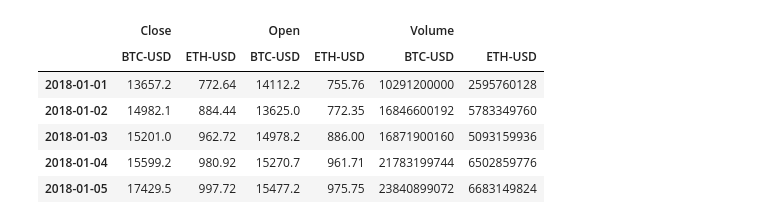
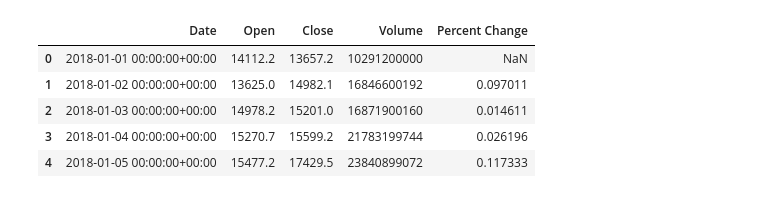
Before and after one commit to Olegreg762/Group_Project_2, a Jupyter notebook: BTC_ETH_predict.ipynb, the cells around one changed output. Drawn from its saved outputs; the diff is of its cells as text; code cells hidden in the pictures.

```diff
--- a/BTC_ETH_predict.ipynb
+++ b/BTC_ETH_predict.ipynb
@@ -6,5 +7,4 @@ from sklearn.model_selection import train_test_split
 # %%
-crypto = yf.download(tickers=['BTC-USD' , 'ETH-USD'], start='2018-01-01', end='2022-12-31').drop(columns=['Adj Close', 'High', 'Low']).round(2)
-crypto.index = pd.to_datetime(crypto.index)
-crypto.index = crypto.index.date
+crypto_btc = yf.download(tickers='BTC-USD', start='2018-01-01', end='2022-12-31').drop(columns=['Adj Close', 'High', 'Low']).round(2).reset_index()
+crypto_eth = yf.download(tickers='ETH-USD', start='2018-01-01', end='2022-12-31').drop(columns=['Adj Close', 'High', 'Low']).round(2).reset_index()
 # %% [output]
@@ -11,0 +13,3 @@ crypto.index = crypto.index.date
+# %%
+crypto_btc['Percent Change'] = crypto_btc['Close'].pct_change()
+crypto_eth['Percent Change'] = crypto_eth['Close'].pct_change()
@@ -12,10 +34,9 @@ crypto.index = crypto.index.date
 # %%
-crypto.head()
+crypto_btc.head()
 # %% [output]
-|  | Close |  | Open |  | Volume |  |
-|  | BTC-USD | ETH-USD | BTC-USD | ETH-USD | BTC-USD | ETH-USD |
-| 2018-01-01 | 13657.2 | 772.64 | 14112.2 | 755.76 | 10291200000 | 2595760128 |
-| 2018-01-02 | 14982.1 | 884.44 | 13625.0 | 772.35 | 16846600192 | 5783349760 |
-| 2018-01-03 | 15201.0 | 962.72 | 14978.2 | 886.00 | 16871900160 | 5093159936 |
-| 2018-01-04 | 15599.2 | 980.92 | 15270.7 | 961.71 | 21783199744 | 6502859776 |
-| 2018-01-05 | 17429.5 | 997.72 | 15477.2 | 975.75 | 23840899072 | 6683149824 |
+|  | Date | Open | Close | Volume | Percent Change |
+| 0 | 2018-01-01 00:00:00+00:00 | 14112.2 | 13657.2 | 10291200000 | NaN |
+| 1 | 2018-01-02 00:00:00+00:00 | 13625.0 | 14982.1 | 16846600192 | 0.097011 |
+| 2 | 2018-01-03 00:00:00+00:00 | 14978.2 | 15201.0 | 16871900160 | 0.014611 |
+| 3 | 2018-01-04 00:00:00+00:00 | 15270.7 | 15599.2 | 21783199744 | 0.026196 |
+| 4 | 2018-01-05 00:00:00+00:00 | 15477.2 | 17429.5 | 23840899072 | 0.117333 |
```
Also changed, not shown: parts of 9 cells of this notebook.
